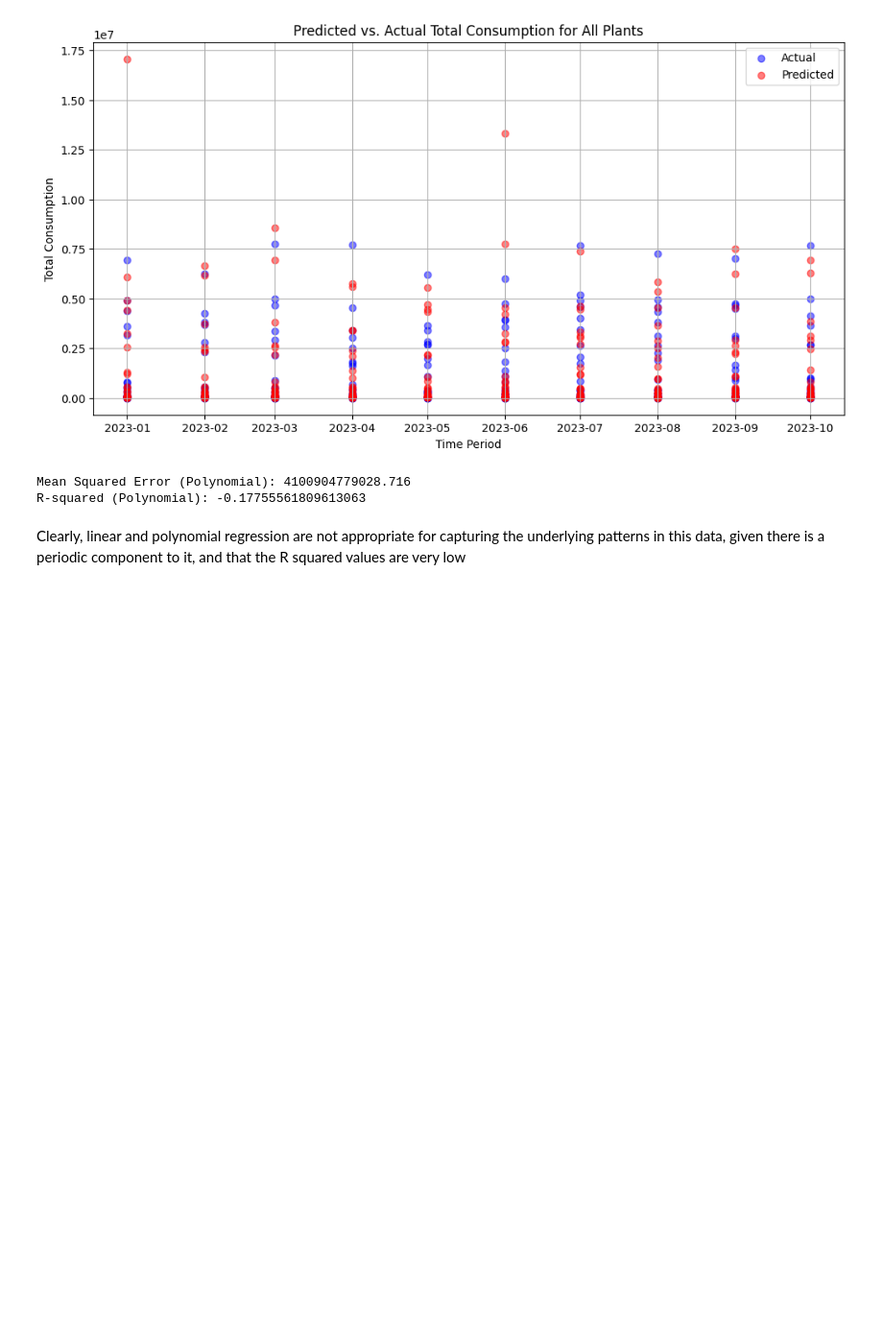
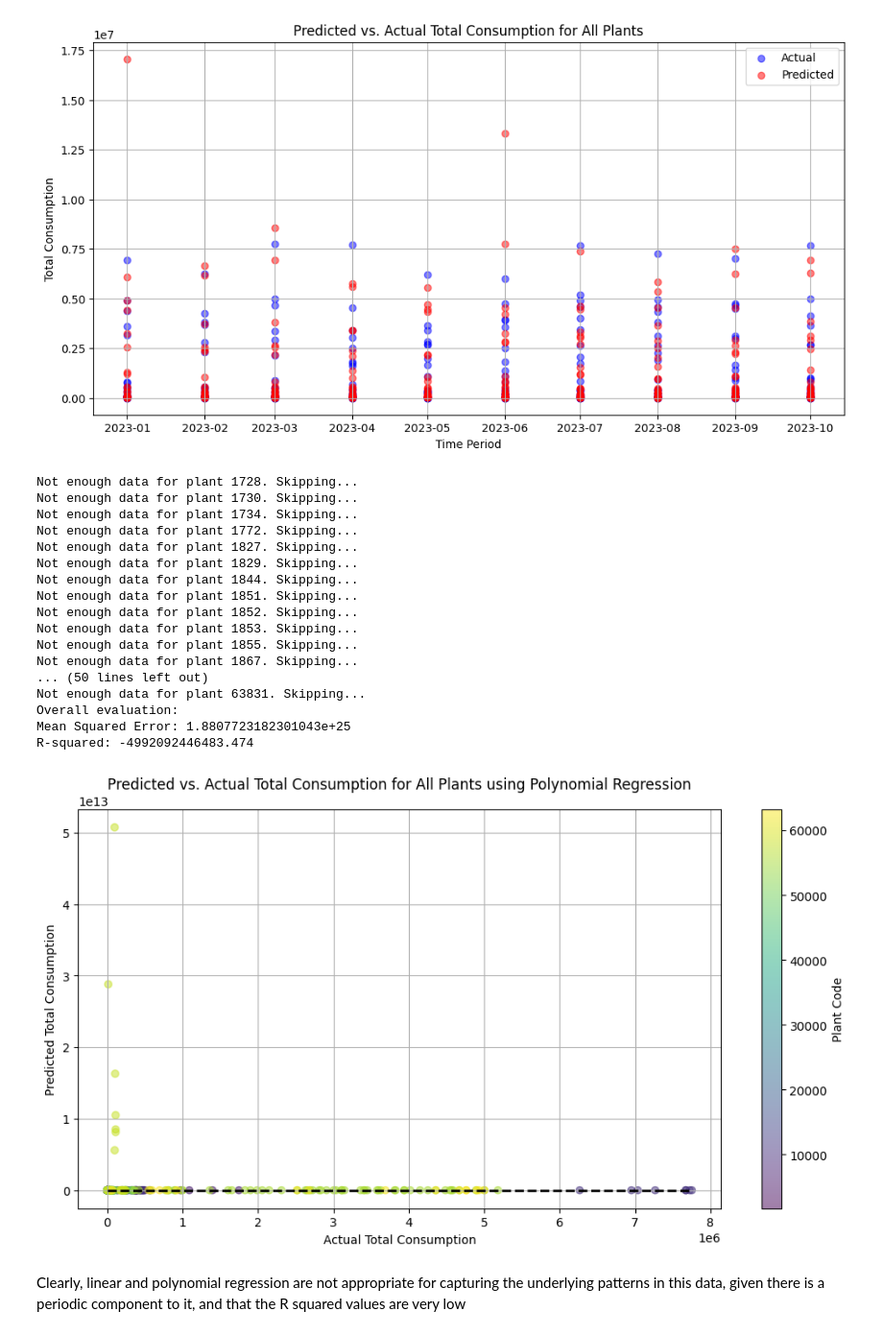
Before and after one commit to nblakkanesser/MADS_Milestone2, a Jupyter notebook: Analysis/Supervised_Analysis.ipynb, the cells around one changed output. Shown at 96% size. Cells and saved outputs as stored; diff of their text form; code cells hidden in the pictures; blank space fills up the shorter version.

```diff
--- a/Analysis/Supervised_Analysis.ipynb
+++ b/Analysis/Supervised_Analysis.ipynb
@@ -354,36 +355,52 @@ for plant_code, plant_data in grouped_data:
     predicted_consumption_all.extend(y_pred)
     plant_colors.extend([plant_code] * len(y_pred))  # Assigning a color for each plant
 
 # Remove negative values from the combined data
 actual_consumption_all = np.array(actual_consumption_all)
 predicted_consumption_all = np.array(predicted_consumption_all)
 plant_colors = np.array(plant_colors)
 mask = (actual_consumption_all >= 0) & (predicted_consumption_all >= 0)
 actual_consumption_all = actual_consumption_all[mask]
 predicted_consumption_all = predicted_consumption_all[mask]
 plant_colors = plant_colors[mask]
 
 # Evaluate the model for all plants combined
 mse_all = mean_squared_error(actual_consumption_all, predicted_consumption_all)
 r2_all = r2_score(actual_consumption_all, predicted_consumption_all)
 
 print('Overall evaluation:')
 print(f'Mean Squared Error: {mse_all}')
 print(f'R-squared: {r2_all}')
 
 # Plotting the predicted vs. actual total consumption for all plants
 plt.figure(figsize=(12, 6))
 plt.scatter(actual_consumption_all, predicted_consumption_all, c=plant_colors, cmap='viridis', alpha=0.5)
 plt.plot([min(actual_consumption_all), max(actual_consumption_all)], [min(actual_consumption_all), max(actual_consumption_all)], 'k--', lw=2)  # Plotting the diagonal line
-plt.title('Predicted vs. Actual Total Consumption for All Plants')
+plt.title('Predicted vs. Actual Total Consumption for All Plants using Polynomial Regression')
 plt.xlabel('Actual Total Consumption')
 plt.ylabel('Predicted Total Consumption')
 plt.grid(True)
 plt.colorbar(label='Plant Code')
 plt.show()
 # %% [output]
-Mean Squared Error (Polynomial): 4100904779028.716
-R-squared (Polynomial): -0.17755561809613063
+Not enough data for plant 1728. Skipping...
+Not enough data for plant 1730. Skipping...
+Not enough data for plant 1734. Skipping...
+Not enough data for plant 1772. Skipping...
+Not enough data for plant 1827. Skipping...
+Not enough data for plant 1829. Skipping...
+Not enough data for plant 1844. Skipping...
+Not enough data for plant 1851. Skipping...
+Not enough data for plant 1852. Skipping...
+Not enough data for plant 1853. Skipping...
+Not enough data for plant 1855. Skipping...
+Not enough data for plant 1867. Skipping...
+... (50 lines left out)
+Not enough data for plant 63831. Skipping...
+Overall evaluation:
+Mean Squared Error: 1.8807723182301043e+25
+R-squared: -4992092446483.474
+[figure, added]
 # %% [markdown]
 Clearly, linear and polynomial regression are not appropriate for capturing the underlying patterns in this data, given there is a periodic component to it, and that the R squared values are very low
 # %%
```
Also changed, not shown: parts of 4 cells of this notebook.
